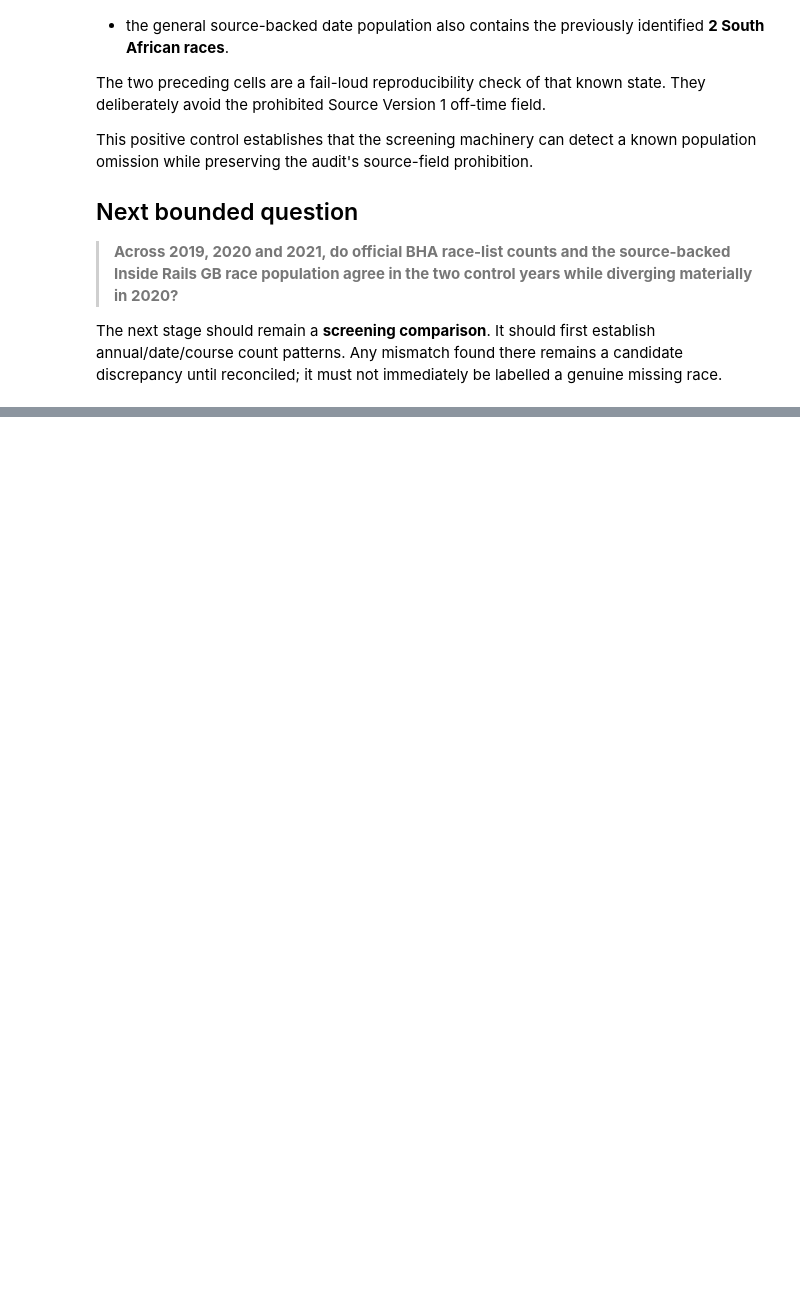
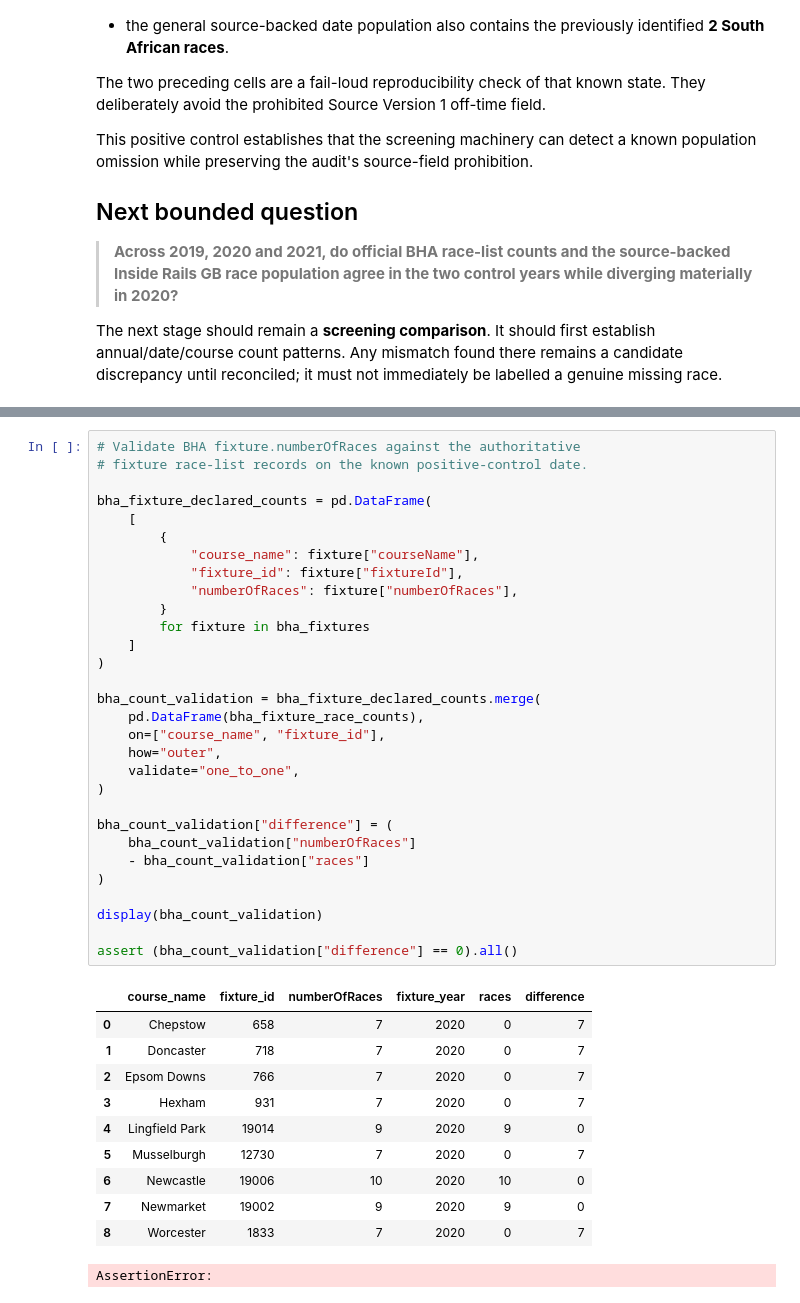
Before and after one commit to rjmac22/inside-rails-horse-racing, a Jupyter notebook: notebooks/26_gb_race_population_completeness.ipynb, the cells around one changed output, grey strips where cells are left out. Cells and saved outputs as stored; diff of their text form; blank space fills up the shorter version.

```diff
--- a/notebooks/26_gb_race_population_completeness.ipynb
+++ b/notebooks/26_gb_race_population_completeness.ipynb
@@ -465,0 +562,42 @@ The next stage should remain a **screening comparison**. It should first establi
+# %%
+# Validate BHA fixture.numberOfRaces against the authoritative
+# fixture race-list records on the known positive-control date.
+
+bha_fixture_declared_counts = pd.DataFrame(
+    [
+        {
+            "course_name": fixture["courseName"],
+            "fixture_id": fixture["fixtureId"],
+            "numberOfRaces": fixture["numberOfRaces"],
+        }
+        for fixture in bha_fixtures
+    ]
+)
+
+bha_count_validation = bha_fixture_declared_counts.merge(
+    pd.DataFrame(bha_fixture_race_counts),
+    on=["course_name", "fixture_id"],
+    how="outer",
+    validate="one_to_one",
+)
+
+bha_count_validation["difference"] = (
+    bha_count_validation["numberOfRaces"]
+    - bha_count_validation["races"]
+)
+
+display(bha_count_validation)
+
+assert (bha_count_validation["difference"] == 0).all()
+# %% [output]
+|  | course_name | fixture_id | numberOfRaces | fixture_year | races | difference |
+| 0 | Chepstow | 658 | 7 | 2020 | 0 | 7 |
+| 1 | Doncaster | 718 | 7 | 2020 | 0 | 7 |
+| 2 | Epsom Downs | 766 | 7 | 2020 | 0 | 7 |
+| 3 | Hexham | 931 | 7 | 2020 | 0 | 7 |
+| 4 | Lingfield Park | 19014 | 9 | 2020 | 9 | 0 |
+| 5 | Musselburgh | 12730 | 7 | 2020 | 0 | 7 |
+| 6 | Newcastle | 19006 | 10 | 2020 | 10 | 0 |
+| 7 | Newmarket | 19002 | 9 | 2020 | 9 | 0 |
+| 8 | Worcester | 1833 | 7 | 2020 | 0 | 7 |
+AssertionError:
```
Also changed, not shown: parts of 54 cells of this notebook.
